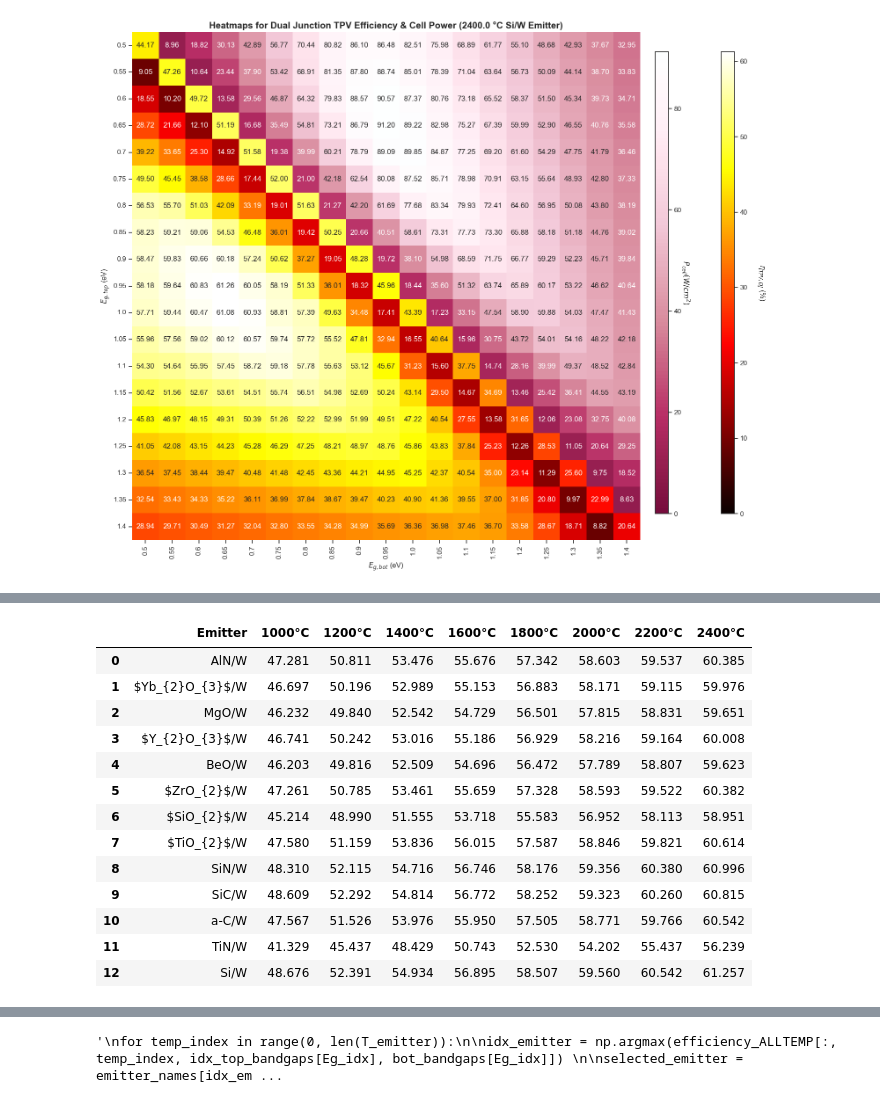
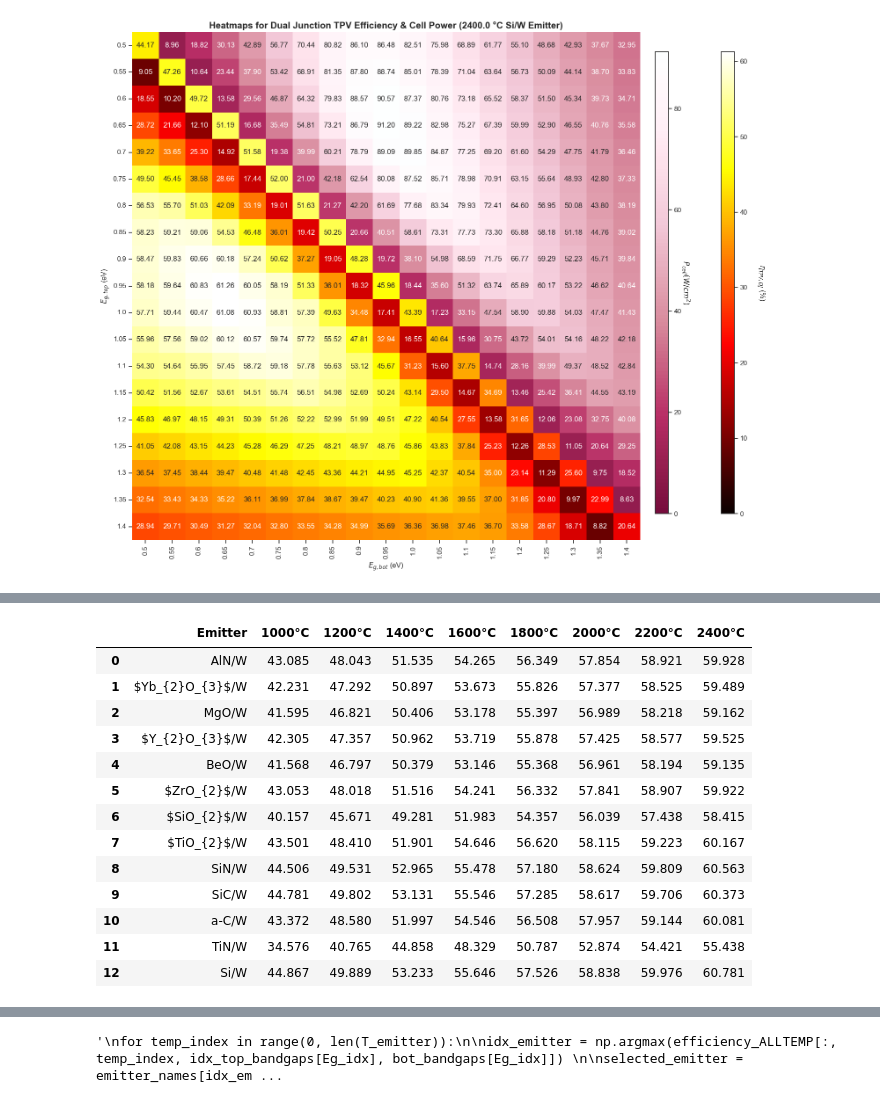
Before and after one commit to bn69008/Graduate-School, a Jupyter notebook: 2026-08-16 -- Multiple Emitters and Temperatures -- Fast.ipynb, the cells around one changed output, grey strips where cells are left out. Drawn from its saved outputs; the diff is of its cells as text; code cells hidden in the pictures.

```diff
--- a/2026-08-16 -- Multiple Emitters and Temperatures -- Fast.ipynb
+++ b/2026-08-16 -- Multiple Emitters and Temperatures -- Fast.ipynb
@@ -163,7 +163,7 @@ n_Si = np.array(n_Si)
 k_Si = np.array(k_Si)
 
 
-mask = wl_array <= 3000         #Keeping only the values that are less than or equal to 3000 nm; but I might change this upper limit (07-28-26)
+mask = wl_array <= 5000         #Upper limit of the data set is 5000 nm
 
 wl_array = wl_array[mask]       #[nm] --> I typically have quantities in SI units so if I ever need to troublehshoot it's always worth checking the units here.
 
@@ -210,7 +210,7 @@ n_Si = n_Si[mask]
 k_Si = k_Si[mask]
 
 
-#Fully constructed complex refractive indices of each material
+                                                                    #Fully constructed complex refractive indices of each material
 n_complex_W = n_W + 1j * k_W
 
 n_complex_AlN = n_AlN + 1j * k_AlN
@@ -240,6 +240,7 @@ n_complex_TiN = n_TiN + 1j * k_TiN
 n_complex_Si = n_Si + 1j * k_Si
 
 n_complex_emitters = np.zeros((14, len(wl_array)), dtype = 'complex') #Initializing a 2D array to hold all of the wavelength dependent refractive index data for each material
+                                                                      #The first entry of the argument needs to be equal to how many materials you're working with
 
 """
 indices for the materials are as follows:
@@ -458,41 +464,52 @@ def P_derivative(J_L, J_0, V):          #Needed to calculate the maximum power p
 
 def J(J_L, J_0, V):                     #Current-Density in units of [A/m^2] of the Tandem Cell
     return J_L - J_0 * (np.exp(1 * V / (kb_eV * T_c)) - 1)
-    #return J_L - J_0 * (np.exp(1 * V / (kb_eV * T_c))) #Declan uses this approximation in 02-20-25 Slides.
+    #return J_L - J_0 * (np.exp(1 * V / (kb_eV * T_c))) #Declan uses this approximation in 02-20-25 Slides but it doesn't make a huge difference
 
 def J_sc_approx(J_L, J_0):
     #return J_L - J_0 #approximate value, doesn't make a huge difference if you use this or the other return
     return J_L
+
 def P_derivative(J_L, J_0, V):
     return (J_L + J_0) - (J_0) * np.exp(q * V / (kb_J * T_c)) * (1 + q * V / (kb_J * T_c))
 
 def P_cell_SJ_WCM2_vec(wl_array, lam_Eg, emissivity, T_emitter, T_c):
-    # emissivity now shape (1000, N) instead of (N,)
+    # emissivity now shape (1000, N) instead of (N,) --> i.e. 2D vs 1D array, where N is the number of wavelengths in the array
+
+    #i.e. It contains all 1000 structures and we're putting them in all at once instead of doing it sequentially, benefit of using a 2D array instead of a 1D array
+
     n_B_array_LIGHT = n_B(wl_array, T_emitter)     # (N,)
     n_B_array_DARK  = n_B(wl_array, T_c)           # (N,)
     EQE_SF = EQE(wl_array * 1E9, lam_Eg * 1E9)     # (N,)
 
-    integrand_JL = q * np.pi * emissivity * n_B_array_LIGHT * EQE_SF  # (1000, N), broadcasts fine
+    """
+    integrand_JL --> integrand of the light-induced current, it should have units of m^-3 * Amperes (C/s),
+                     integrating it will give [A/m^2] which is appropriate for current density. Same applies to J0
+    """
+    integrand_JL = q * np.pi * emissivity * n_B_array_LIGHT * EQE_SF  # (1000, N), integrand_JL is calculated for each structure for every wavelength
     integrand_J0 = q * np.pi * n_B_array_DARK * EQE_SF                # (N,) -- structure-independent
 
-    J_L = simpson(integrand_JL, x=wl_array, axis=-1)   # (1000,)
-    J_0 = simpson(integrand_J0, x=wl_array)             # scalar
+    J_L = simpson(integrand_JL, x=wl_array, axis=-1)    # (1000,); calculates 1000 JL and J0 values, one for each structure.
+    J_0 = simpson(integrand_J0, x=wl_array)             # axis = -1 tells you what axis to integrate over in x, wl_array is a 1D array so axis = 0 and axis = -1 are equivalent
+                                                        # it really just means integrate this (1000,N) array by an (N,) array to get 1000 values out.
 
     V_oc = np.log(J_L / J_0 + 1) * kb_eV * T_c          # (1000,)
-    V_vals = np.linspace(0, V_oc, 200, axis=-1)         # (1000, 200)
+    V_vals = np.linspace(0, V_oc, 200, axis=-1)         # (1000, 200) --> you have a 200 point Voltage array based on each V_oc value, one V_oc value per emitter structure
 
-    P_derivs = P_derivative(J_L[:, None], J_0, V_vals)  # (1000, 200); [:,None] makes it broadcast against V_vals
+    P_derivs = P_derivative(J_L[:, None], J_0, V_vals)  # (1000, 200); [:,None] makes it broadcast against V_vals(i.e. pair up the appropriate Voltage array and Current Density Array)
     idx = np.argmin(np.abs(P_derivs - P_deriv_target), axis=-1)  # (1000,)
 
     V_pmax = V_vals[np.arange(V_vals.shape[0]), idx]    # (1000,) -- fancy indexing, one V_pmax per row
-    J_pmax = J(J_L, J_0, V_pmax)                         # (1000,)
+    J_pmax = J(J_L, J_0, V_pmax)                        # (1000,)
 
-    return (J_pmax * V_pmax) * 1E-4                      # (1000,) P_cell values, all structures at once
+    return (J_pmax * V_pmax) * 1E-4                     # (1000,) P_cell values, all structures at once
 
 
 
 def P_cell_DJ_WCM2_vec(wl_array_TOP, wl_array_BOT, lam_Eg_TOP, lam_Eg_BOT, emissivity_TOP, emissivity_BOT, T_emitter, T_c):
-    # emissivity_TOP: (1000, N_top), emissivity_BOT: (1000, N_bot)
+
+    # emissivity_TOP: (1000, N_top), emissivity_BOT: (1000, N_bot) N_top and N_bot should be the number of wavelengths for the top and bottom cells
+
     n_B_array_LIGHT_TOP = n_B(wl_array_TOP, T_emitter)  # (N_top,)
     n_B_array_DARK_TOP  = n_B(wl_array_TOP, T_c)
     n_B_array_LIGHT_BOT = n_B(wl_array_BOT, T_emitter)  # (N_bot,)
@@ -512,7 +529,7 @@ def P_cell_DJ_WCM2_vec(wl_array_TOP, wl_array_BOT, lam_Eg_TOP, lam_Eg_BOT, emiss
     J_0_BOT = simpson(integrand_J0_BOT, x=wl_array_BOT)            # scalar
 
     J_sc_DJ = np.minimum(J_L_TOP, J_L_BOT)               # (1000,) -- J_sc_approx just returns J_L
-    J_vals = np.linspace(0, J_sc_DJ, 200, axis=-1)        # (1000, 200)
+    J_vals = np.linspace(0, J_sc_DJ, 200, axis=-1)        # (1000, 200) --> 200 J-values, one for each emitter structure
 
     V_DJ = (np.log((J_L_TOP[:, None] - J_vals) / J_0_TOP + 1)
           + np.log((J_L_BOT[:, None] - J_vals) / J_0_BOT + 1)) * kb_eV * T_c  # (1000, 200)
@@ -1054,6 +926,10 @@ for emitter_type in range(0, num_emitters):
 #print(efficiency_vs_temp)  #local maximum efficiency vs. temperature --> multiple curves on a single plot
 #print(coating_layer_vals)  #coating layer thicknesses for each emitter vs. temperature --> will be a table to support aforementioned plot
 # %%
+"""
+Section 5.0: Creating the tables for the calculated values
+"""
+
 #Creating the Tables
 
 
@@ -1220,16 +1096,16 @@ selected_emitter = emitter_names[idx_emitter]
 | 12 | Si/W | 84.0 | 74.0 | 67.0 | 61.0 | 67.0 | 58.0 | 53.0 | 58.0 |
 |  | Emitter | 1000°C | 1200°C | 1400°C | 1600°C | 1800°C | 2000°C | 2200°C | 2400°C |
-| 0 | AlN/W | 47.281 | 50.811 | 53.476 | 55.676 | 57.342 | 58.603 | 59.537 | 60.385 |
-| 1 | $Yb_{2}O_{3}$/W | 46.697 | 50.196 | 52.989 | 55.153 | 56.883 | 58.171 | 59.115 | 59.976 |
-| 2 | MgO/W | 46.232 | 49.840 | 52.542 | 54.729 | 56.501 | 57.815 | 58.831 | 59.651 |
-| 3 | $Y_{2}O_{3}$/W | 46.741 | 50.242 | 53.016 | 55.186 | 56.929 | 58.216 | 59.164 | 60.008 |
-| 4 | BeO/W | 46.203 | 49.816 | 52.509 | 54.696 | 56.472 | 57.789 | 58.807 | 59.623 |
-| 5 | $ZrO_{2}$/W | 47.261 | 50.785 | 53.461 | 55.659 | 57.328 | 58.593 | 59.522 | 60.382 |
-| 6 | $SiO_{2}$/W | 45.214 | 48.990 | 51.555 | 53.718 | 55.583 | 56.952 | 58.113 | 58.951 |
-| 7 | $TiO_{2}$/W | 47.580 | 51.159 | 53.836 | 56.015 | 57.587 | 58.846 | 59.821 | 60.614 |
-| 8 | SiN/W | 48.310 | 52.115 | 54.716 | 56.746 | 58.176 | 59.356 | 60.380 | 60.996 |
-| 9 | SiC/W | 48.609 | 52.292 | 54.814 | 56.772 | 58.252 | 59.323 | 60.260 | 60.815 |
-| 10 | a-C/W | 47.567 | 51.526 | 53.976 | 55.950 | 57.505 | 58.771 | 59.766 | 60.542 |
-| 11 | TiN/W | 41.329 | 45.437 | 48.429 | 50.743 | 52.530 | 54.202 | 55.437 | 56.239 |
-| 12 | Si/W | 48.676 | 52.391 | 54.934 | 56.895 | 58.507 | 59.560 | 60.542 | 61.257 |
+| 0 | AlN/W | 43.085 | 48.043 | 51.535 | 54.265 | 56.349 | 57.854 | 58.921 | 59.928 |
+| 1 | $Yb_{2}O_{3}$/W | 42.231 | 47.292 | 50.897 | 53.673 | 55.826 | 57.377 | 58.525 | 59.489 |
+| 2 | MgO/W | 41.595 | 46.821 | 50.406 | 53.178 | 55.397 | 56.989 | 58.218 | 59.162 |
+| 3 | $Y_{2}O_{3}$/W | 42.305 | 47.357 | 50.962 | 53.719 | 55.878 | 57.425 | 58.577 | 59.525 |
+| 4 | BeO/W | 41.568 | 46.797 | 50.379 | 53.146 | 55.368 | 56.961 | 58.194 | 59.135 |
+| 5 | $ZrO_{2}$/W | 43.053 | 48.018 | 51.516 | 54.241 | 56.332 | 57.841 | 58.907 | 59.922 |
+| 6 | $SiO_{2}$/W | 40.157 | 45.671 | 49.281 | 51.983 | 54.357 | 56.039 | 57.438 | 58.415 |
+| 7 | $TiO_{2}$/W | 43.501 | 48.410 | 51.901 | 54.646 | 56.620 | 58.115 | 59.223 | 60.167 |
+| 8 | SiN/W | 44.506 | 49.531 | 52.965 | 55.478 | 57.180 | 58.624 | 59.809 | 60.563 |
+| 9 | SiC/W | 44.781 | 49.802 | 53.131 | 55.546 | 57.285 | 58.617 | 59.706 | 60.373 |
+| 10 | a-C/W | 43.372 | 48.580 | 51.997 | 54.546 | 56.508 | 57.957 | 59.144 | 60.081 |
+| 11 | TiN/W | 34.576 | 40.765 | 44.858 | 48.329 | 50.787 | 52.874 | 54.421 | 55.438 |
+| 12 | Si/W | 44.867 | 49.889 | 53.233 | 55.646 | 57.526 | 58.838 | 59.976 | 60.781 |
 |  | $E_{g,top}$ (eV) | $E_{g,bot}$ (eV) | efficiency (%) | T(°C) | Emitter | $d_{coating}$(nm) |
```
Also changed, not shown: parts of 11 cells of this notebook.
